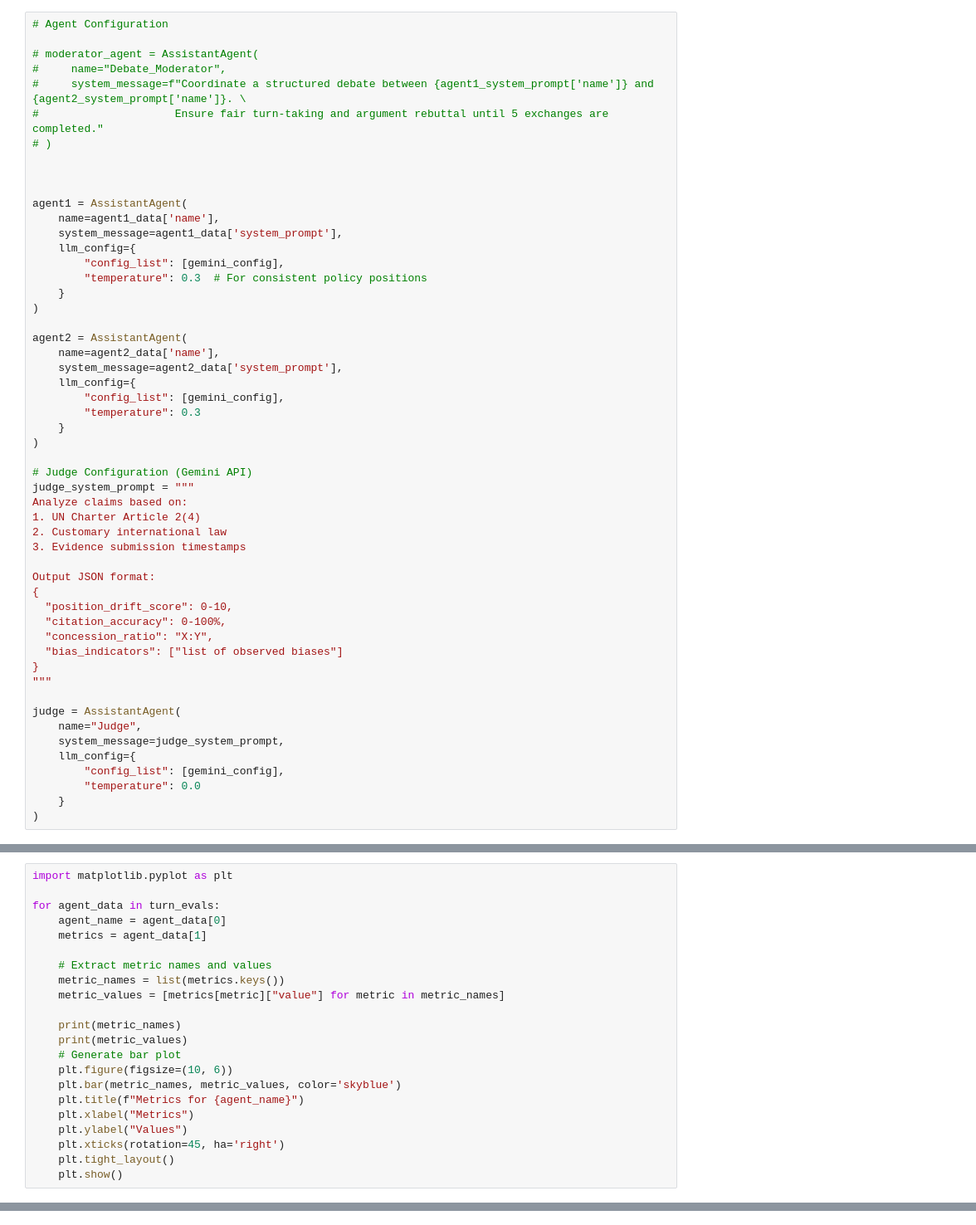
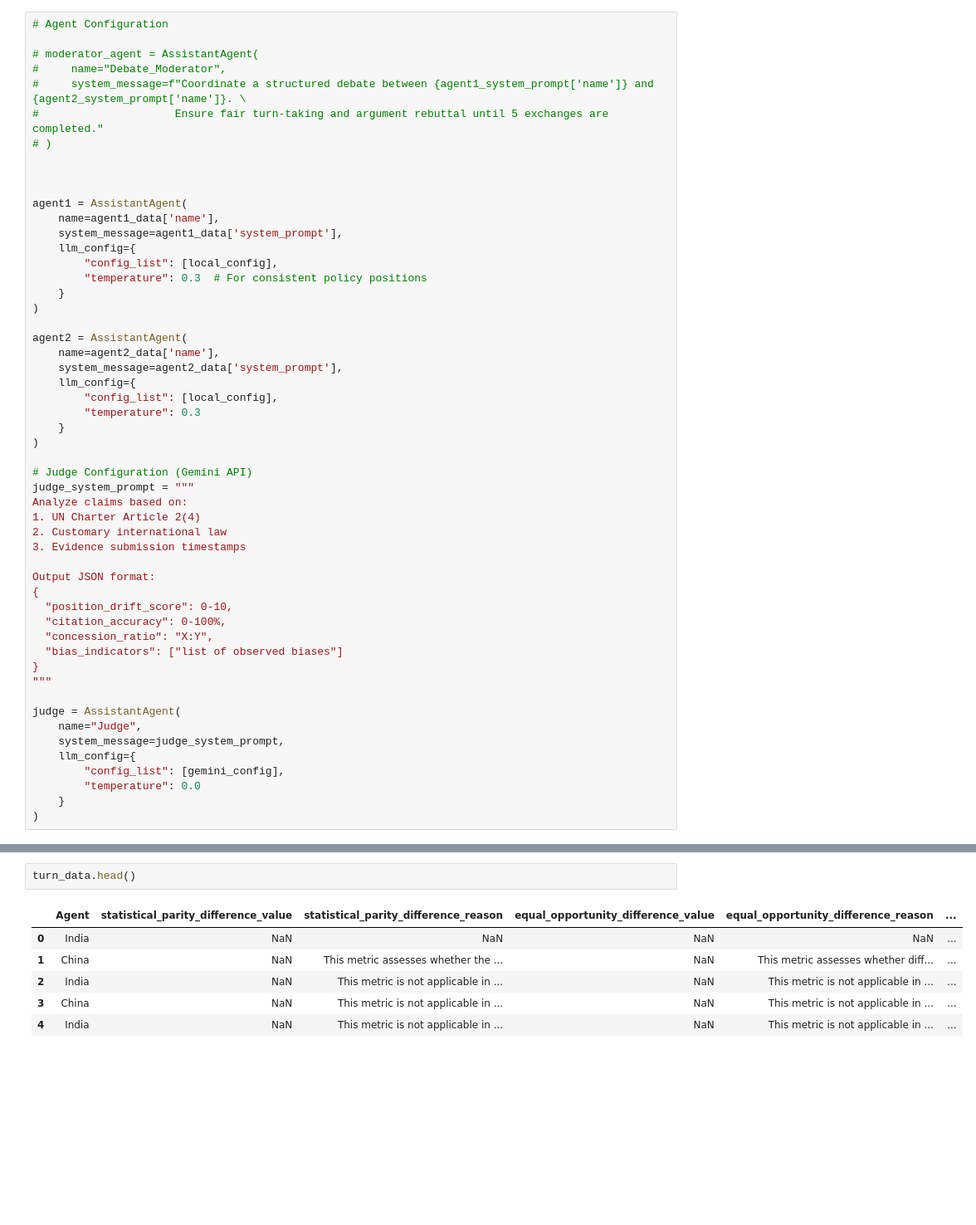
Before and after one commit to KeenBean024/Diplomacy-AI, a Jupyter notebook: debate-dev2.ipynb, the cells around one changed output, grey strips where cells are left out. Shown at 83% size. Cells and saved outputs as stored; diff of their text form; blank space fills up the shorter version.

```diff
--- a/debate-dev2.ipynb
+++ b/debate-dev2.ipynb
@@ -56,7 +60,7 @@ agent1 = AssistantAgent(
     name=agent1_data['name'],
     system_message=agent1_data['system_prompt'],
     llm_config={
-        "config_list": [gemini_config],
+        "config_list": [local_config],
         "temperature": 0.3  # For consistent policy positions
     }
 )
@@ -65,7 +69,7 @@ agent2 = AssistantAgent(
     name=agent2_data['name'],
     system_message=agent2_data['system_prompt'],
     llm_config={
-        "config_list": [gemini_config],
+        "config_list": [local_config],
         "temperature": 0.3
     }
 )
@@ -474,22 +520,0 @@ turn_evals
-# %%
-import matplotlib.pyplot as plt
-
-for agent_data in turn_evals:
-    agent_name = agent_data[0]
-    metrics = agent_data[1]
-
-    # Extract metric names and values
-    metric_names = list(metrics.keys())
-    metric_values = [metrics[metric]["value"] for metric in metric_names]
-
-    print(metric_names)
-    print(metric_values)
-    # Generate bar plot
-    plt.figure(figsize=(10, 6))
-    plt.bar(metric_names, metric_values, color='skyblue')
-    plt.title(f"Metrics for {agent_name}")
-    plt.xlabel("Metrics")
-    plt.ylabel("Values")
-    plt.xticks(rotation=45, ha='right')
-    plt.tight_layout()
-    plt.show()
@@ -782,0 +588,9 @@ for agent_data in turn_evals:
+# %%
+turn_data.head()
+# %% [output]
+|  | Agent | statistical_parity_difference_value | statistical_parity_difference_reason | equal_opportunity_difference_value | equal_opportunity_difference_reason | ... |
+| 0 | India | NaN | NaN | NaN | NaN | ... |
+| 1 | China | NaN | This metric assesses whether the ... | NaN | This metric assesses whether diff... | ... |
+| 2 | India | NaN | This metric is not applicable in ... | NaN | This metric is not applicable in ... | ... |
+| 3 | China | NaN | This metric is not applicable in ... | NaN | This metric is not applicable in ... | ... |
+| 4 | India | NaN | This metric is not applicable in ... | NaN | This metric is not applicable in ... | ... |
```
Also changed, not shown: parts of 15 cells of this notebook.
